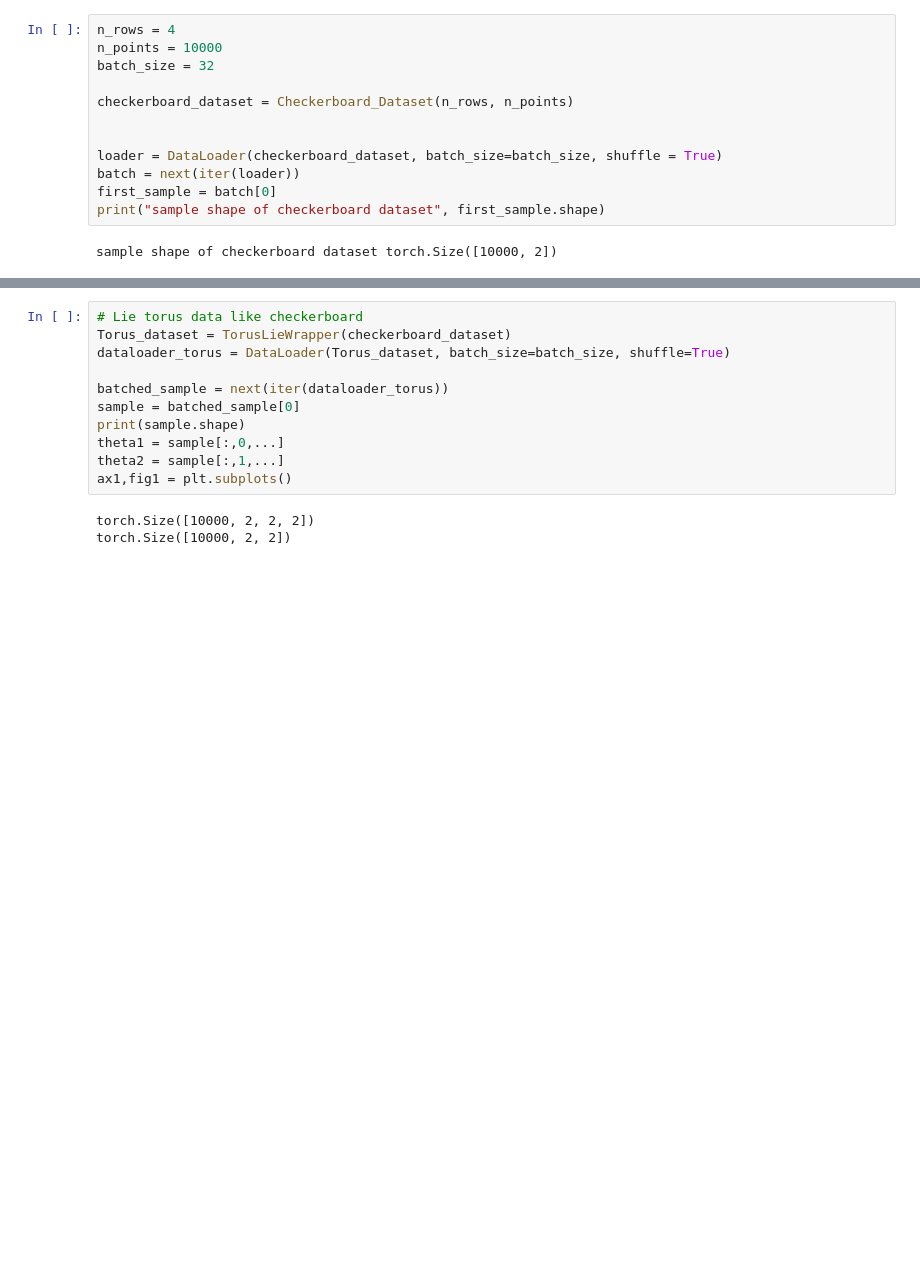
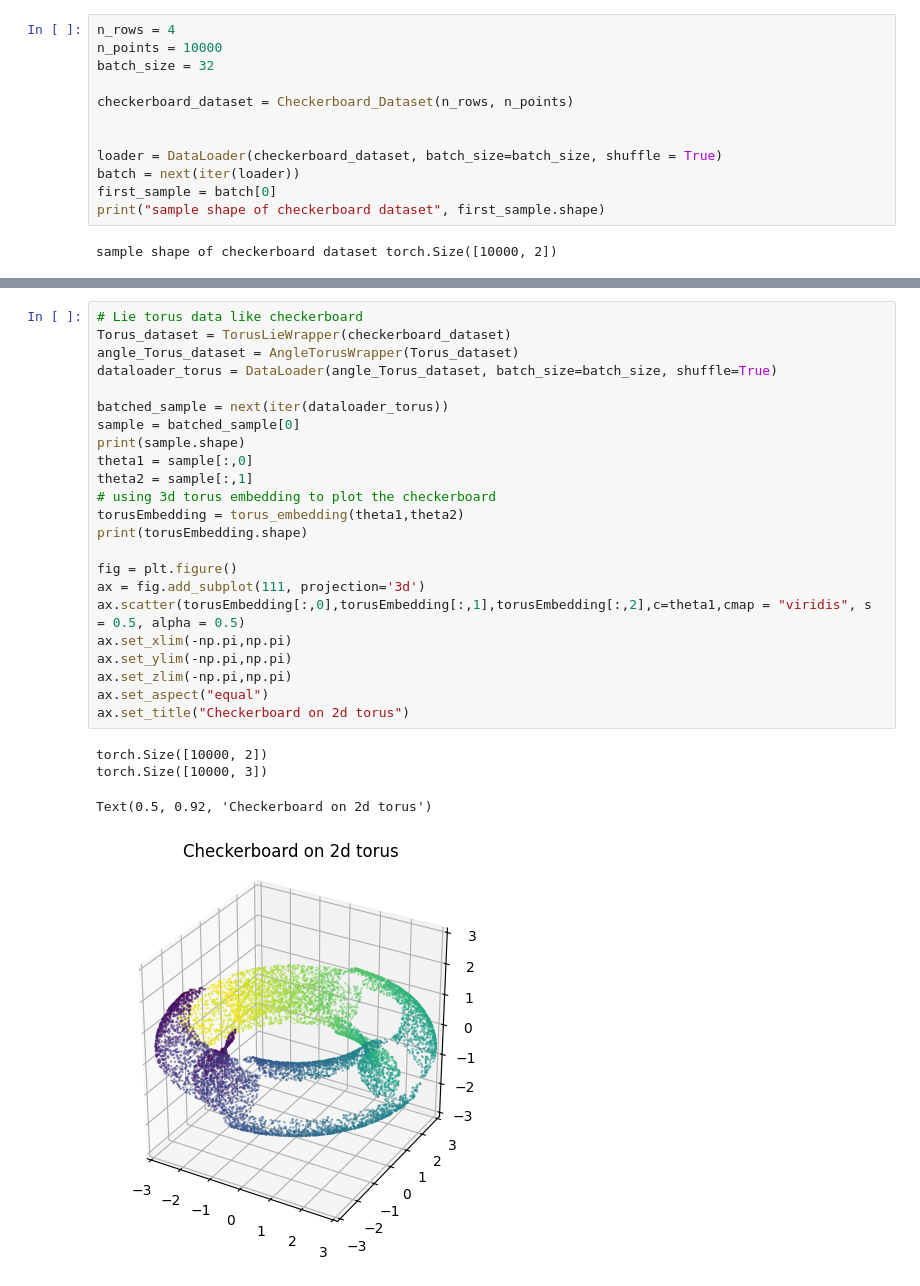
Before and after one commit to MateosCz/diffusion-playground, a Jupyter notebook: checkerboard_analysis.ipynb, the cells around one changed output, grey strips where cells are left out. Drawn from its saved outputs; the diff is of its cells as text; blank space fills up the shorter version.

Commit message:
Update checkerboard_analysis notebook: Add experiments about periodic data(in angle format) and forward processes.

```diff
--- a/checkerboard_analysis.ipynb
+++ b/checkerboard_analysis.ipynb
@@ -37,14 +37,28 @@ plt.show()
 # %%
 # Lie torus data like checkerboard
 Torus_dataset = TorusLieWrapper(checkerboard_dataset)
-dataloader_torus = DataLoader(Torus_dataset, batch_size=batch_size, shuffle=True)
+angle_Torus_dataset = AngleTorusWrapper(Torus_dataset)
+dataloader_torus = DataLoader(angle_Torus_dataset, batch_size=batch_size, shuffle=True)
 
 batched_sample = next(iter(dataloader_torus))
 sample = batched_sample[0]
 print(sample.shape)
-theta1 = sample[:,0,...]
-theta2 = sample[:,1,...]
-ax1,fig1 = plt.subplots()
+theta1 = sample[:,0]
+theta2 = sample[:,1]
+# using 3d torus embedding to plot the checkerboard
+torusEmbedding = torus_embedding(theta1,theta2)
+print(torusEmbedding.shape)
+
+fig = plt.figure()
+ax = fig.add_subplot(111, projection='3d')
+ax.scatter(torusEmbedding[:,0],torusEmbedding[:,1],torusEmbedding[:,2],c=theta1,cmap = "viridis", s = 0.5, alpha = 0.5)
+ax.set_xlim(-np.pi,np.pi)
+ax.set_ylim(-np.pi,np.pi)
+ax.set_zlim(-np.pi,np.pi)
+ax.set_aspect("equal")
+ax.set_title("Checkerboard on 2d torus")
 # %% [output]
-torch.Size([10000, 2, 2, 2])
-torch.Size([10000, 2, 2])
+torch.Size([10000, 2])
+torch.Size([10000, 3])
+Text(0.5, 0.92, 'Checkerboard on 2d torus')
+[figure, added]
```
Also changed, not shown: parts of 8 cells of this notebook.
